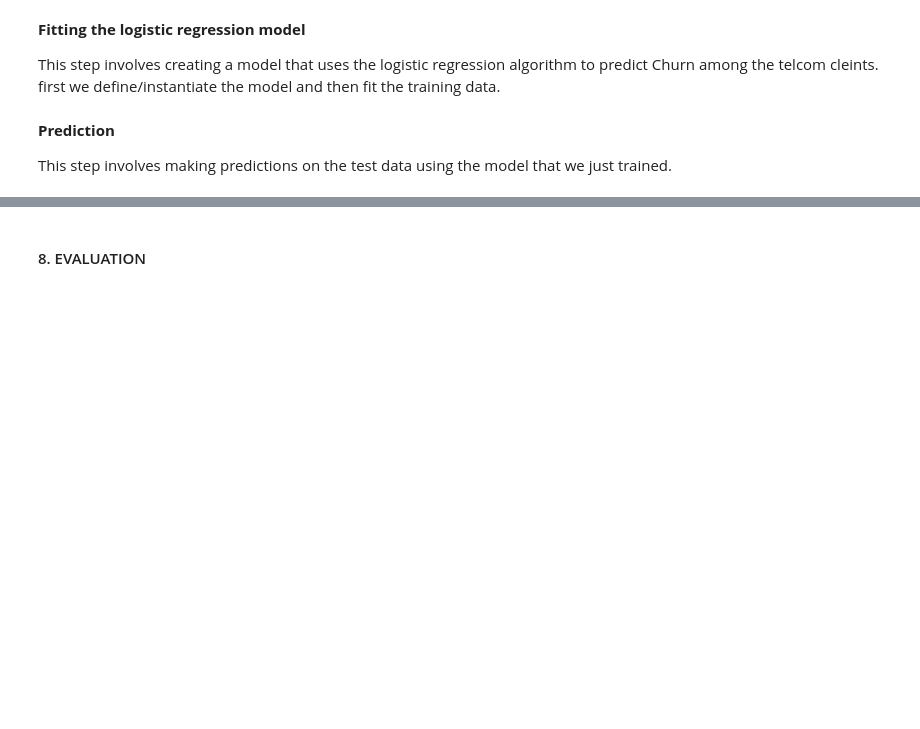
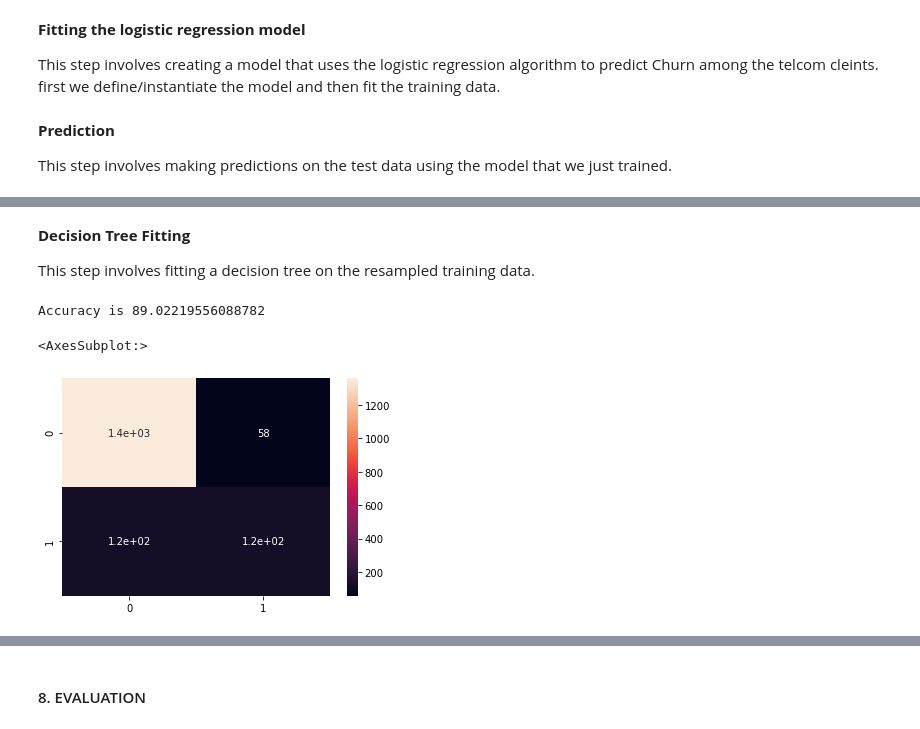
Before and after one commit to N-kioko/Phase-3-project, a Jupyter notebook: index.ipynb, the cells around one changed output, grey strips where cells are left out. Drawn from its saved outputs; the diff is of its cells as text; code cells hidden in the pictures; blank space fills up the shorter version.

```diff
--- a/index.ipynb
+++ b/index.ipynb
@@ -230,0 +411,23 @@ y_test_pred = Baseline_model.predict(X_test_final_df)
+# %% [markdown]
+**Decision Tree Fitting**
+
+This step involves fitting a decision tree on the resampled training data.
+# %%
+from sklearn.tree import DecisionTreeClassifier
+from sklearn.metrics import accuracy_score
+classifier=DecisionTreeClassifier(criterion='entropy',min_samples_split=5,min_samples_leaf=5,max_depth=3)
+classifier.fit(X_train_final_df,y_train)
+y_pred_dt=classifier.predict(X_test_final_df)
+print("Accuracy is",accuracy_score(y_test,y_pred_dt)*100)
+# %% [output]
+Accuracy is 89.02219556088782
+# %%
+##plotting the confusion matrix
+
+from sklearn.metrics import confusion_matrix
+import seaborn as sns
+cm=confusion_matrix(y_test,y_pred_dt)
+sns.heatmap(cm,annot=True)
+# %% [output]
+<AxesSubplot:>
+[figure, added]
```
Also changed, not shown: parts of 25 cells of this notebook.
